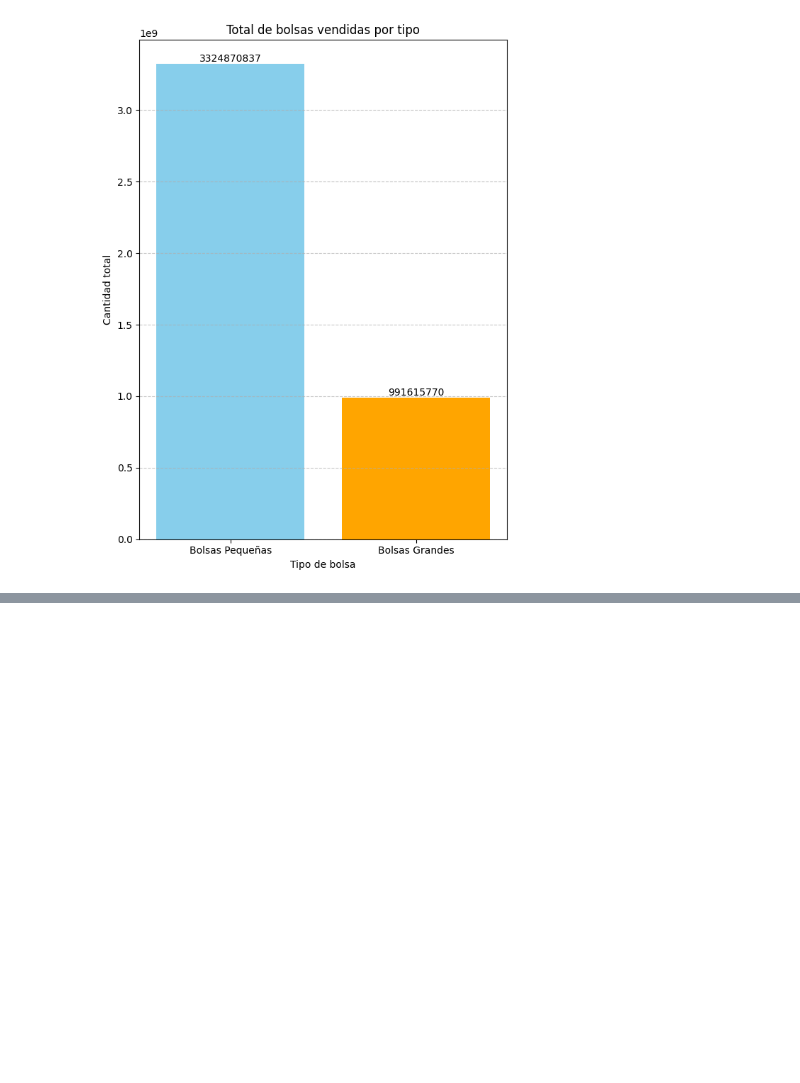
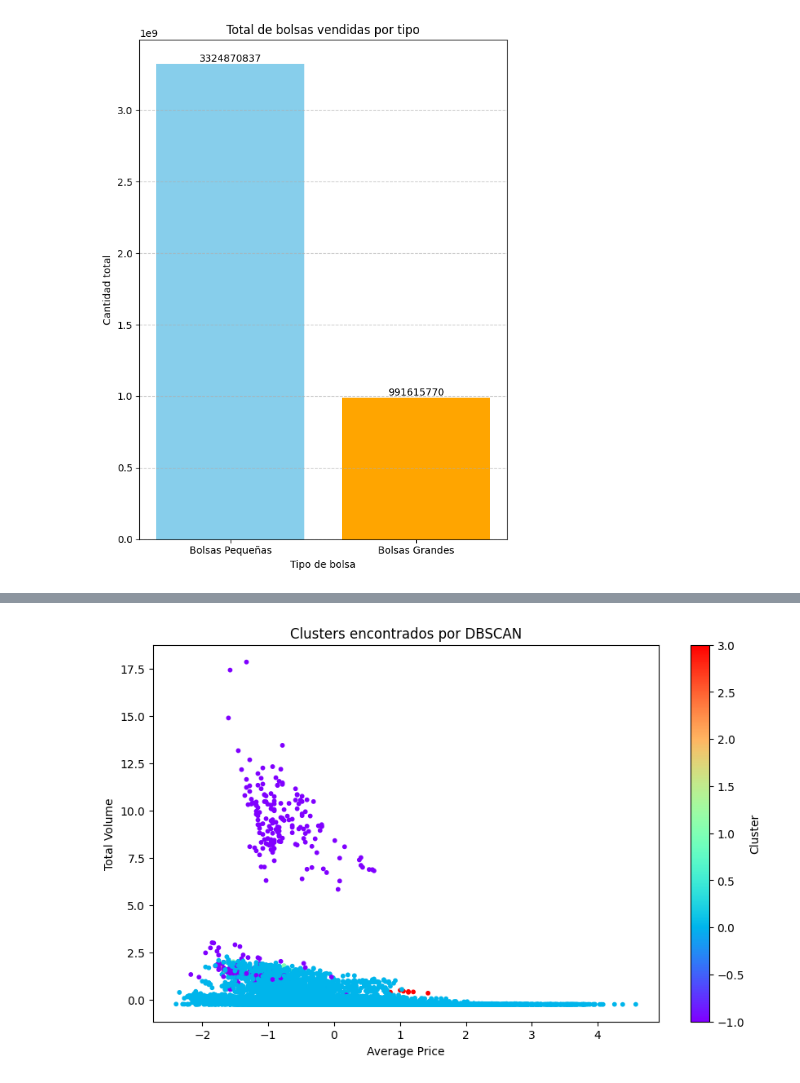
Before and after one commit to lauracoicue/Proyecto2_CDD, a Jupyter notebook: proyecto2.ipynb, the cells around one changed output, grey strips where cells are left out. Drawn from its saved outputs; the diff is of its cells as text; code cells hidden in the pictures; blank space fills up the shorter version.

```diff
--- a/proyecto2.ipynb
+++ b/proyecto2.ipynb
@@ -311,5 +304,0 @@ plt.show()
-# %%
-#transformar date
-df_snow['date'] = pd.to_datetime(df_snow['date'])  # convertir si aún no es datetime
-df_snow['month'] = df_snow['date'].dt.month
-df_snow[['date', 'month']].head()
@@ -350,0 +339,2 @@ y = df.petal_length
+# %%
+df_snow['cluster'] = dbscan.labels_
@@ -350,0 +388,10 @@ y = df.petal_length
+# %%
+plt.figure(figsize=(10,6))
+plt.scatter(data_scaled[:, 0], data_scaled[:, 1], c=df_snow['cluster'], cmap='rainbow', s=10)
+plt.xlabel('Average Price')
+plt.ylabel('Total Volume')
+plt.title('Clusters encontrados por DBSCAN')
+plt.colorbar(label='Cluster')
+plt.show()
+# %% [output]
+[figure, added]
```
Also changed, not shown: parts of 16 cells of this notebook, 1 other file.
